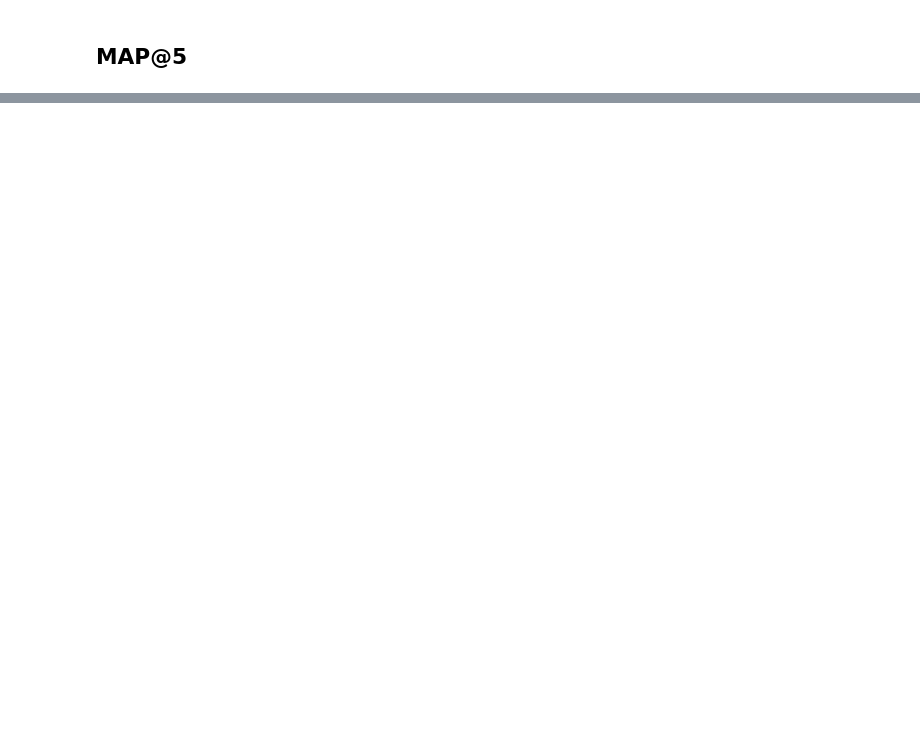
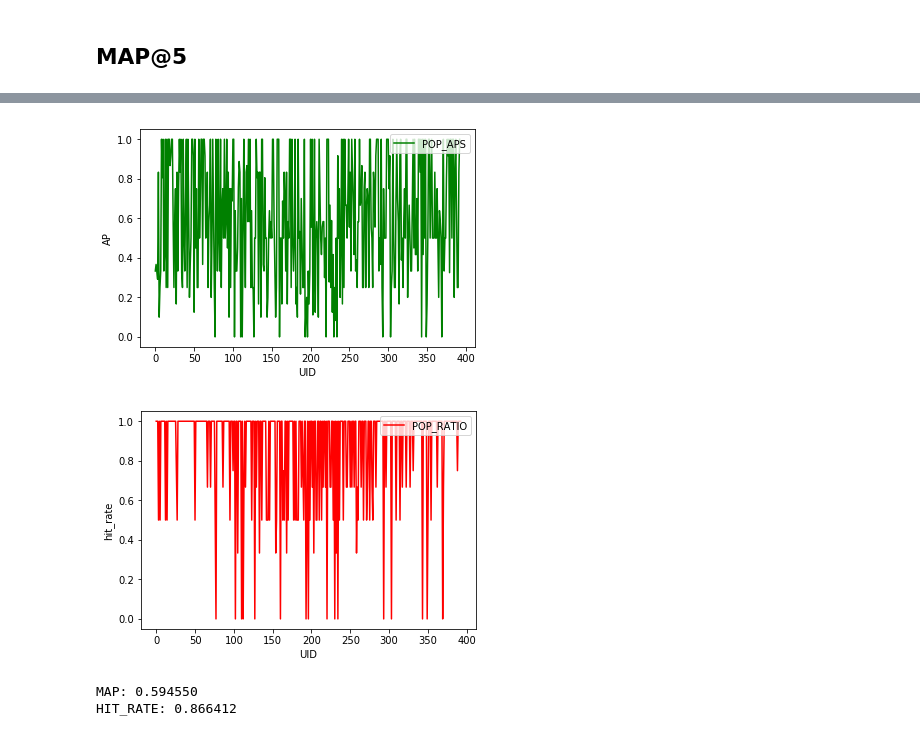
Before and after one commit to lxq8191/CDAE-2, a Jupyter notebook: CDAE_main.ipynb, the cells around one changed output, grey strips where cells are left out. Drawn from its saved outputs; the diff is of its cells as text; code cells hidden in the pictures; blank space fills up the shorter version.

Commit message:
Mutiple changes
Add function in "utils.py" and modified "CDAE_main"

```diff
--- a/CDAE_main.ipynb
+++ b/CDAE_main.ipynb
@@ -119,7 +118,6 @@ plt.show()
 # %% [markdown]
 ## MAP@5
 # %%
-from utils import avg_precision
 aps = []
 
 for usr in range(rating.shape[0]):
@@ -130,14 +128,15 @@ for usr in range(rating.shape[0]):
             autoencoder.user_id: usr
         })
 
-    recon_rank = recon[0].argsort()[::-1]
-    top5 = []
-    sum_p = 0.
-
-    for rank_idx in recon_rank:
-        if len(top5) == 5:
-            break
-        if rank_idx not in train_indices[usr]:
-            top5.append(rank_idx)
+    top5 = get_topN(recon, train_indices[usr])
 
     aps.append(avg_precision(top5, test_indices[usr]))
+
+plt.plot(range(len(aps)), aps, color='red', label='APS')
+# plt.plot(range(len(test_loss)), test_loss, color='red', label='Test loss')
+plt.legend(loc="upper right")
+plt.xlabel('UID')
+plt.ylabel('AP')
+plt.show()
+
+print ("MAP: %f" % (sum(aps)/len(aps)))
@@ -155,0 +145,59 @@ MAP: 0.309250
+# %%
+pop_top10 = rank[:10]
+pop_aps = []
+hit_rates = []
+
+def hit_ratio(topN, indices):
+    N = len(topN)
+    hit_count = 0
+
+    for i in range(N):
+        hit_count += 1 if topN[i] in indices else 0
+
+    try:
+        return hit_count / min(N, len(indices))
+    except ZeroDivisionError:
+        return 100
+
+for usr in range(rating.shape[0]):
+    recon = autoencoder.recon.eval(
+        session=autoencoder.sess,
+        feed_dict={
+            autoencoder.inputs: [train_rating[usr]],
+            autoencoder.user_id: usr
+        })
+
+    top5 = get_topN(recon, train_indices[usr])
+
+    pop_top5 = [x for x in top5 if x in pop_top10]
+    pop_test_index = [x for x in test_indices[usr] if x in pop_top10]
+
+    rate = hit_ratio(pop_top5, pop_test_index)
+    ap = avg_precision(pop_top5, pop_test_index)
+    if ap <= 1:
+        pop_aps.append(ap)
+        hit_rates.append(rate)
+
+
+
+plt.plot(range(len(pop_aps)), pop_aps, color='green', label='POP_APS')
+# plt.plot(range(len(test_loss)), test_loss, color='red', label='Test loss')
+plt.legend(loc="upper right")
+plt.xlabel('UID')
+plt.ylabel('AP')
+plt.show()
+
+plt.plot(range(len(hit_rates)), hit_rates, color='red', label='POP_RATIO')
+# plt.plot(range(len(test_loss)), test_loss, color='red', label='Test loss')
+plt.legend(loc="upper right")
+plt.xlabel('UID')
+plt.ylabel('hit_rate')
+plt.show()
+
+print ("MAP: %f" % (sum(pop_aps)/len(pop_aps)))
+print ("HIT_RATE: %f" % (sum(hit_rates)/len(hit_rates)))
+# %% [output]
+[figure, added]
+[figure, added]
+MAP: 0.594550
+HIT_RATE: 0.866412
```
Also changed, not shown: parts of 6 cells of this notebook, 1 other file.
